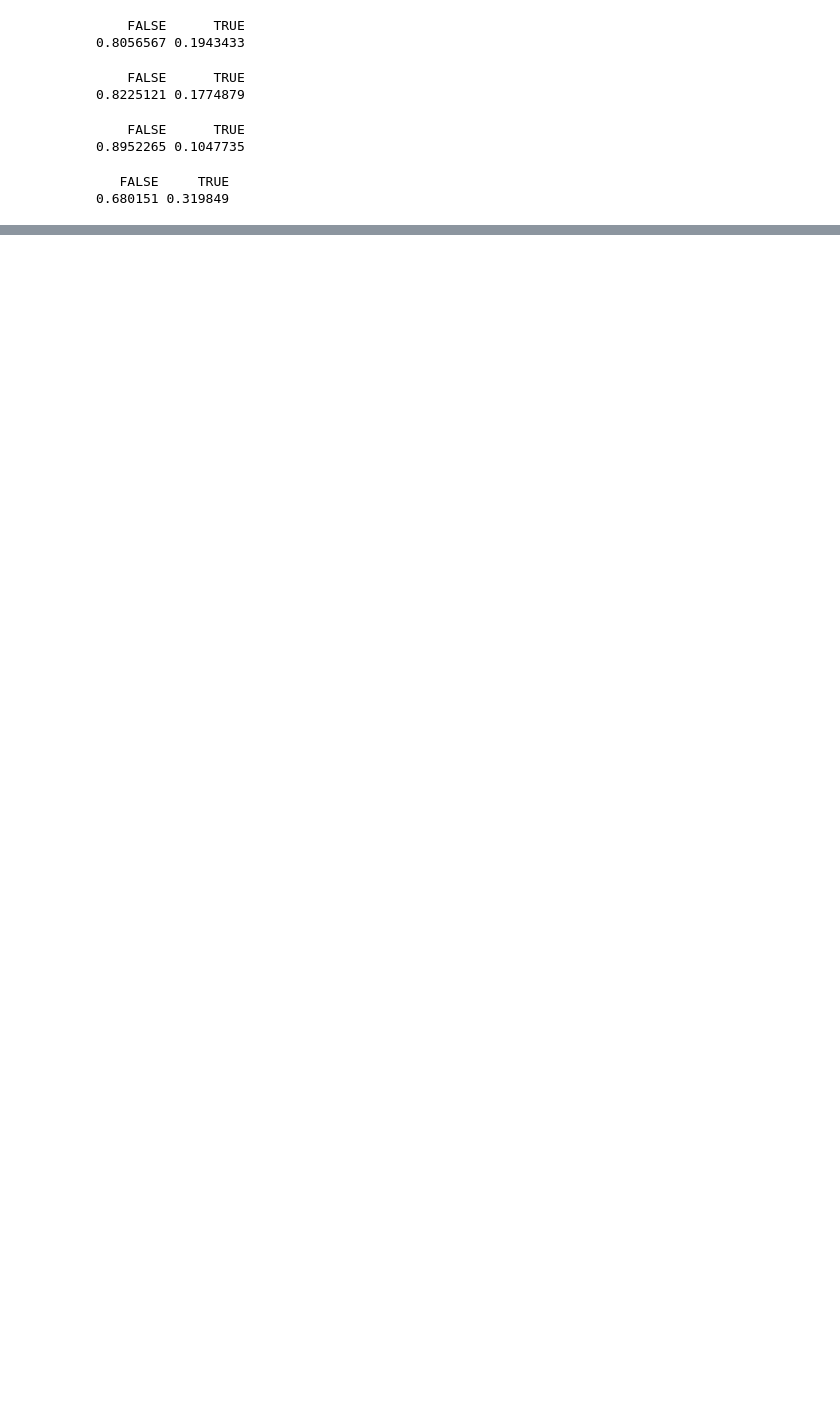
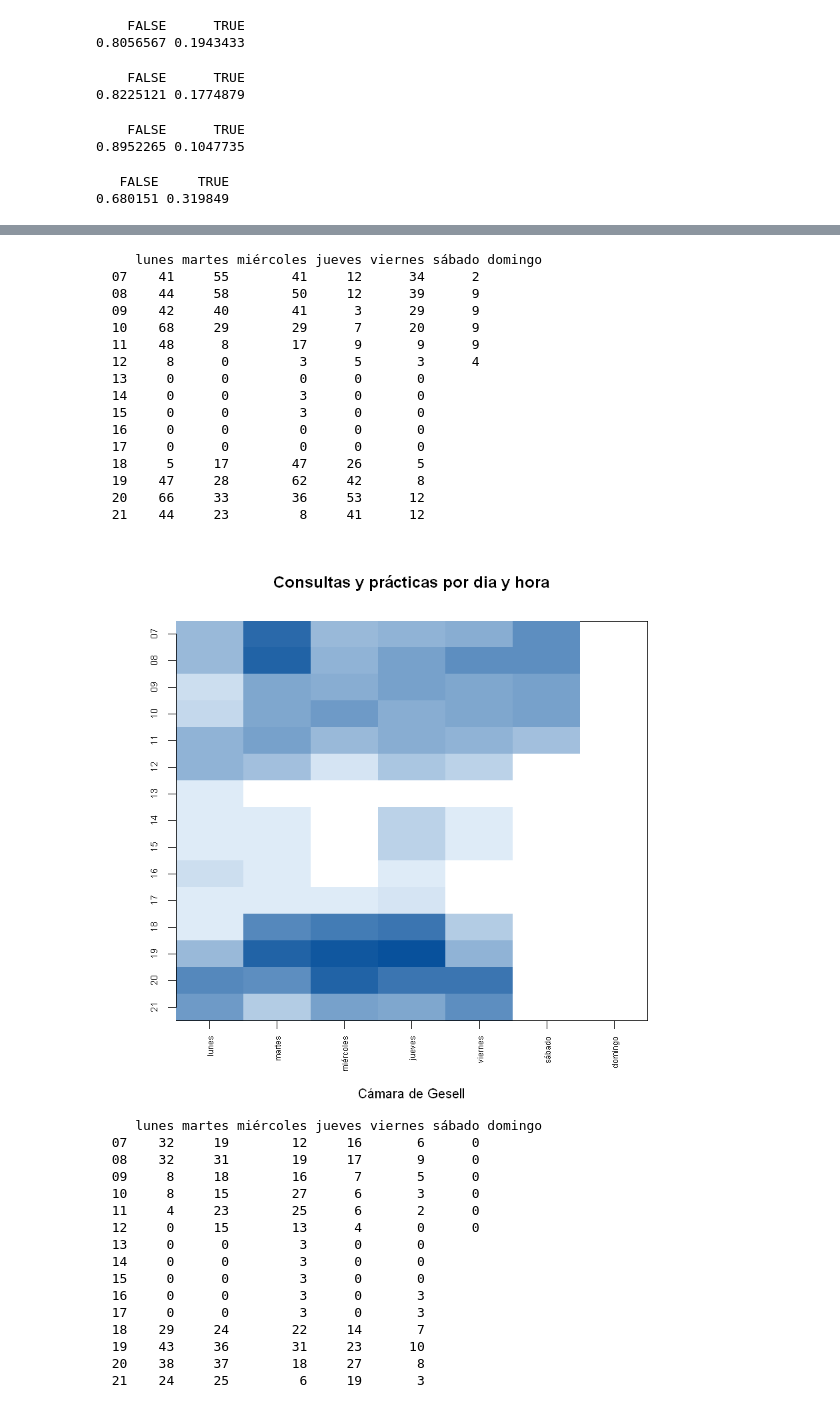
Before and after one commit to Yagwar/Proyectos, a Jupyter notebook: Proporción uso espacios.ipynb, the cells around one changed output, grey strips where cells are left out. Saved outputs shown, nothing was run; the diff lists cells and outputs as text; code cells hidden in the pictures; blank space fills up the shorter version.

```diff
--- a/Proporción uso espacios.ipynb
+++ b/Proporción uso espacios.ipynb
@@ -288,0 +367,3 @@ prop.table(table(usos_espac$mesas_trab))
+# %%
+tot_ocurr_hora=table(hora_pr_lab_2,dia_pr_lab)
+as.matrix(tot_ocurr_hora)
@@ -288,0 +468,43 @@ prop.table(table(usos_espac$mesas_trab))
+# %%
+Gesell=round((uso_gesell/tot_ocurr_hora)*100,0)
+Auxiliar=round((uso_auxiliar/tot_ocurr_hora)*100,0)
+Sistemas=round((uso_sistemas/tot_ocurr_hora)*100,0)
+Mesas=round((uso_mesas/tot_ocurr_hora)*100,0)
+# %%
+graf_uso=function(tabla_prop_usos, nom_espacio){
+
+    uso_hr_dy_tbl_prl=t(tabla_prop_usos)
+    uso_hr_dy_tbl_prl=uso_hr_dy_tbl_prl[,order(colnames(uso_hr_dy_tbl_prl), decreasing=T)]
+    bl_colors_5=c("white",colorRampPalette(c('#deebf7', '#08519c'))(100))#;X11();plot(1:length(bl_colors_4),rep(0, length(bl_colors_4)), col=bl_colors_4, pch=15, cex=1)
+
+
+    par(mai=c(1,1,1,.1))
+    image(
+        uso_hr_dy_tbl_prl, col=bl_colors_4,
+        xaxt = 'n',	yaxt = 'n', main="Consultas y prácticas por dia y hora",sub=nom_espacio
+    )
+    axis(
+        cex.axis=0.7,
+        labels=colnames(uso_hr_dy_tbl_prl),
+        side = 2,
+        at=seq(0,1,length.out = length(colnames(uso_hr_dy_tbl_prl)))
+    )
+    axis(
+        las=2,cex.axis=0.6,
+        labels=rownames(uso_hr_dy_tbl_prl),
+        side = 1,
+        at=seq(0,1,length.out = length(rownames(uso_hr_dy_tbl_prl)))
+    )
+    par(mai=c(1,1,1,1))
+
+}
+# %%
+Gesell
+graf_uso(gesell_100, "Cámara de Gesell")
+Auxiliar
+graf_uso(auxiliar_100, "Salón Auxiliar")
+Sistemas
+graf_uso(sistemas_100,"Sala de sistemas")
+Mesas
+graf_uso(mesas_100," Mesas de trabajo")
+# %% [output]
@@ -288,0 +527,33 @@ prop.table(table(usos_espac$mesas_trab))
+     lunes martes miércoles jueves viernes sábado domingo
+  07    41     55        41     12      34      2
+  08    44     58        50     12      39      9
+  09    42     40        41      3      29      9
+  10    68     29        29      7      20      9
+  11    48      8        17      9       9      9
+  12     8      0         3      5       3      4
+  13     0      0         0      0       0
+  14     0      0         3      0       0
+  15     0      0         3      0       0
+  16     0      0         0      0       0
+  17     0      0         0      0       0
+  18     5     17        47     26       5
+  19    47     28        62     42       8
+  20    66     33        36     53      12
+  21    44     23         8     41      12
+[figure, added]
+     lunes martes miércoles jueves viernes sábado domingo
+  07    32     19        12     16       6      0
+  08    32     31        19     17       9      0
+  09     8     18        16      7       5      0
+  10     8     15        27      6       3      0
+  11     4     23        25      6       2      0
+  12     0     15        13      4       0      0
+  13     0      0         3      0       0
+  14     0      0         3      0       0
+  15     0      0         3      0       0
+  16     0      0         3      0       3
+  17     0      0         3      0       3
+  18    29     24        22     14       7
+  19    43     36        31     23      10
+  20    38     37        18     27       8
+  21    24     25         6     19       3
```
Also changed, not shown: parts of 19 cells of this notebook.
